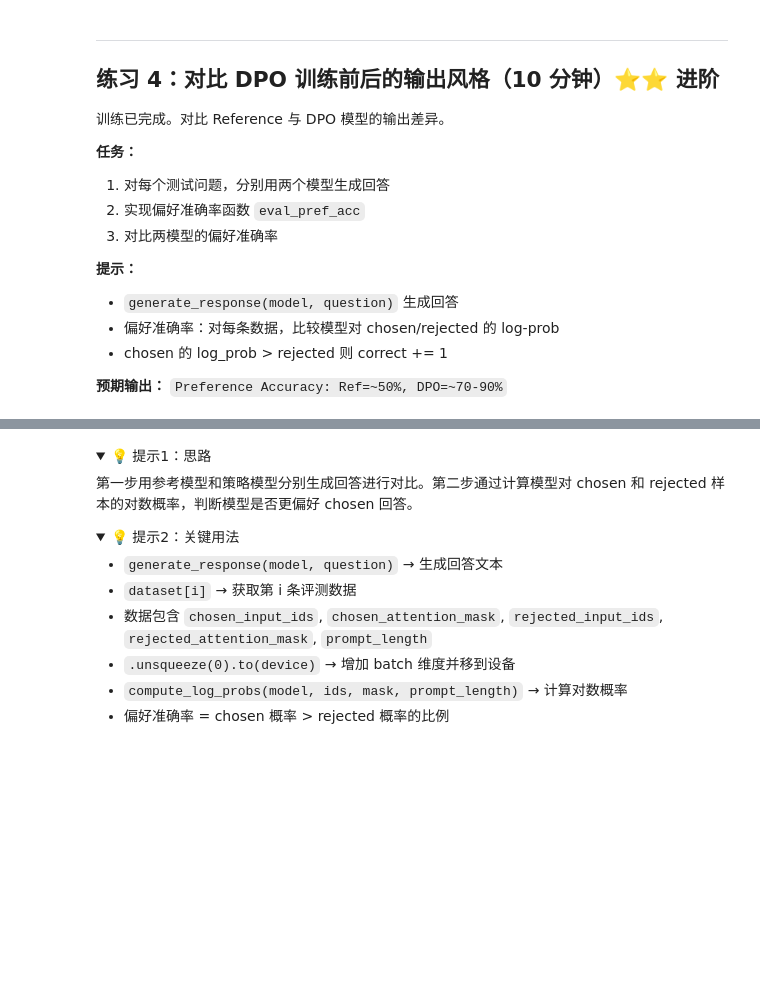
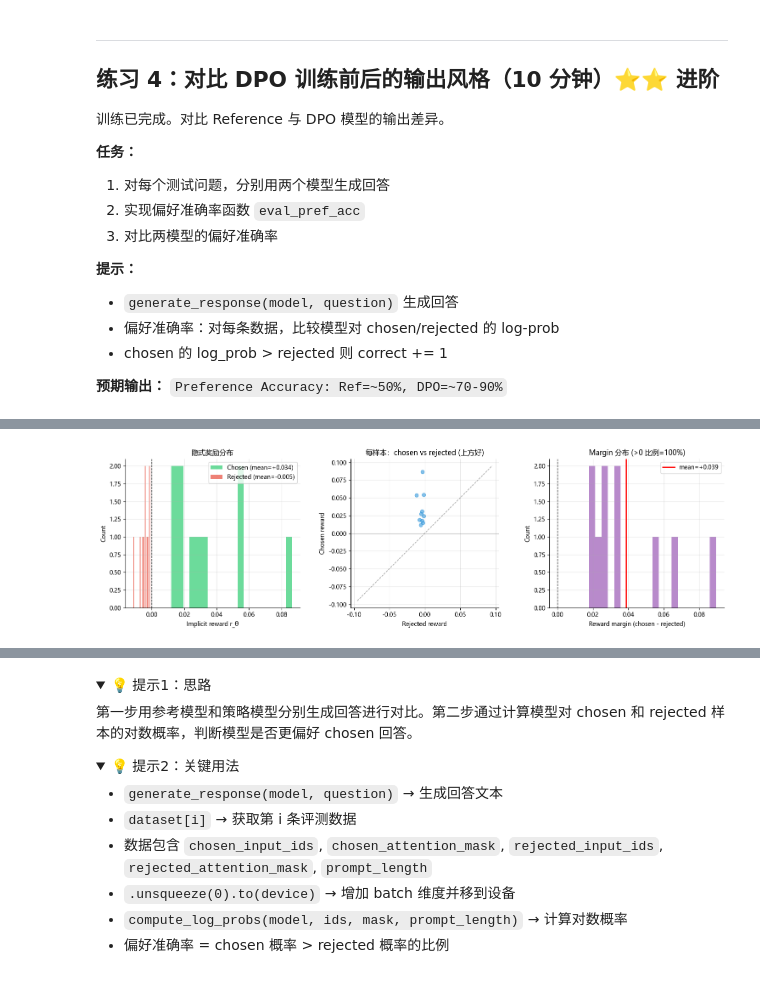
Before and after one commit to Greebbie/LLM-Agent-Core_Concept_Code, a Jupyter notebook: assets/enterprise_5days/instructor/Day2_下午_LoRA对齐与评测.ipynb, the cells around one changed output, grey strips where cells are left out. Cells and saved outputs as stored; diff of their text form; code cells hidden in the pictures; folded sections open; blank space fills up the shorter version.

```diff
--- a/assets/enterprise_5days/instructor/Day2_下午_LoRA对齐与评测.ipynb
+++ b/assets/enterprise_5days/instructor/Day2_下午_LoRA对齐与评测.ipynb
@@ -1295,7 +1508,7 @@ Test: loss=0.6444, margin=1.0000, acc=100%
 DPO_MODEL_NAME = "Qwen/Qwen2.5-0.5B-Instruct"
 MAX_SEQ_LEN = 256          # 最大序列长度
 DPO_BETA = 0.1             # DPO 的 beta 参数（控制偏离参考模型的程度）
-DPO_EPOCHS = 1
+DPO_EPOCHS = 5  # 5 epoch 让 reward margin 增大到足以翻 ranking accuracy（小样本 30 对偏好需要更多 epoch）
 DPO_LR = 2e-6 if device == 'cpu' else 5e-6
 DPO_BATCH_SIZE = 2 if device == 'cpu' else 4
 TRAINABLE_LAYERS = 4       # 只训练最后 4 层（节省显存）
@@ -1595,3 +1813,81 @@ Q: 什么是机器学习？
   💡 margin > 0 表示 DPO 训练有效（策略更偏向 chosen）
      margin 越大，模型对 chosen / rejected 的区分越强
 ✅ 进阶通过
+# %%
+# DPO 隐式奖励可视化
+# r_θ(x, y) = β * log(π_θ(y|x) / π_ref(y|x))
+# 训练成功的标志：chosen reward > 0 且 rejected reward < 0
+
+import torch
+
+if 'policy_model' in dir() and 'reference_model' in dir():
+    policy_model.eval()
+    reference_model.eval()
+
+    chosen_rewards, rejected_rewards = [], []
+    with torch.no_grad():
+        for sample in dpo_dataset:
+            c_ids = sample['chosen_input_ids'].unsqueeze(0).to(device)
+            c_mask = sample['chosen_attention_mask'].unsqueeze(0).to(device)
+            r_ids = sample['rejected_input_ids'].unsqueeze(0).to(device)
+            r_mask = sample['rejected_attention_mask'].unsqueeze(0).to(device)
+            p_len = sample['prompt_length']
+
+            policy_chosen = compute_log_probs(policy_model, c_ids, c_mask, p_len)
+            policy_rejected = compute_log_probs(policy_model, r_ids, r_mask, p_len)
+            ref_chosen = compute_log_probs(reference_model, c_ids, c_mask, p_len)
+            ref_rejected = compute_log_probs(reference_model, r_ids, r_mask, p_len)
+
+            chosen_reward = DPO_BETA * (policy_chosen - ref_chosen).item()
+            rejected_reward = DPO_BETA * (policy_rejected - ref_rejected).item()
+            chosen_rewards.append(chosen_reward)
+            rejected_rewards.append(rejected_reward)
+
+    import numpy as np
+    chosen_arr = np.asarray(chosen_rewards)
+    rejected_arr = np.asarray(rejected_rewards)
+    margins = chosen_arr - rejected_arr
+
+    print("=" * 78)
+    print("    DPO 隐式奖励分布（训练成功的标志：chosen > 0 / rejected < 0）")
+    print("=" * 78)
+    print(f"  样本数:           {len(chosen_rewards)}")
+    print(f"  Chosen reward:   mean={chosen_arr.mean():+.4f}  std={chosen_arr.std():.4f}  正比例={np.mean(chosen_arr > 0)*100:.1f}%")
+    print(f"  Rejected reward: mean={rejected_arr.mean():+.4f}  std={rejected_arr.std():.4f}  负比例={np.mean(rejected_arr < 0)*100:.1f}%")
+    print(f"  Margin (chosen-rejected): mean={margins.mean():+.4f}  正比例={np.mean(margins > 0)*100:.1f}%")
+    print("=" * 78)
+
+    # 可视化：reward 分布对比
+    fig, axes = plt.subplots(1, 3, figsize=(15, 4.5))
+    bins = 20
+
+    axes[0].hist(chosen_arr, bins=bins, color='#2ecc71', alpha=0.7, label=f'Chosen (mean={chosen_arr.mean():+.3f})')
+    axes[0].hist(rejected_arr, bins=bins, color='#e74c3c', alpha=0.7, label=f'Rejected (mean={rejected_arr.mean():+.3f})')
+    axes[0].axvline(0, color='black', linewidth=1, linestyle='--')
+    axes[0].set_xlabel('Implicit reward r_θ')
+    axes[0].set_ylabel('Count')
+    axes[0].set_title('隐式奖励分布')
+    axes[0].legend()
+
+    axes[1].scatter(rejected_arr, chosen_arr, alpha=0.6, color='#3498db')
+    lim = max(abs(chosen_arr).max(), abs(rejected_arr).max()) * 1.1
+    axes[1].plot([-lim, lim], [-lim, lim], 'k--', alpha=0.4, linewidth=1)
+    axes[1].axhline(0, color='gray', linewidth=0.5); axes[1].axvline(0, color='gray', linewidth=0.5)
+    axes[1].set_xlabel('Rejected reward')
+    axes[1].set_ylabel('Chosen reward')
+    axes[1].set_title('每样本：chosen vs rejected (上方好)')
+    axes[1].set_aspect('equal')
+
+    axes[2].hist(margins, bins=bins, color='#9b59b6', alpha=0.7)
+    axes[2].axvline(0, color='black', linewidth=1, linestyle='--')
+    axes[2].axvline(margins.mean(), color='red', linewidth=2, label=f'mean={margins.mean():+.3f}')
+    axes[2].set_xlabel('Reward margin (chosen - rejected)')
+    axes[2].set_ylabel('Count')
+    axes[2].set_title(f'Margin 分布 (>{0:.0f} 比例={np.mean(margins>0)*100:.0f}%)')
+    axes[2].legend()
+
+    plt.tight_layout()
+    plt.show()
+else:
+    print("policy_model / reference_model 未定义 — 请先跑 DPO 训练")
+# %% [output]
@@ -1597,0 +1902 @@ Q: 什么是机器学习？
+[figure, added]
```
Also changed, not shown: parts of 15 cells of this notebook, 28 other files.
